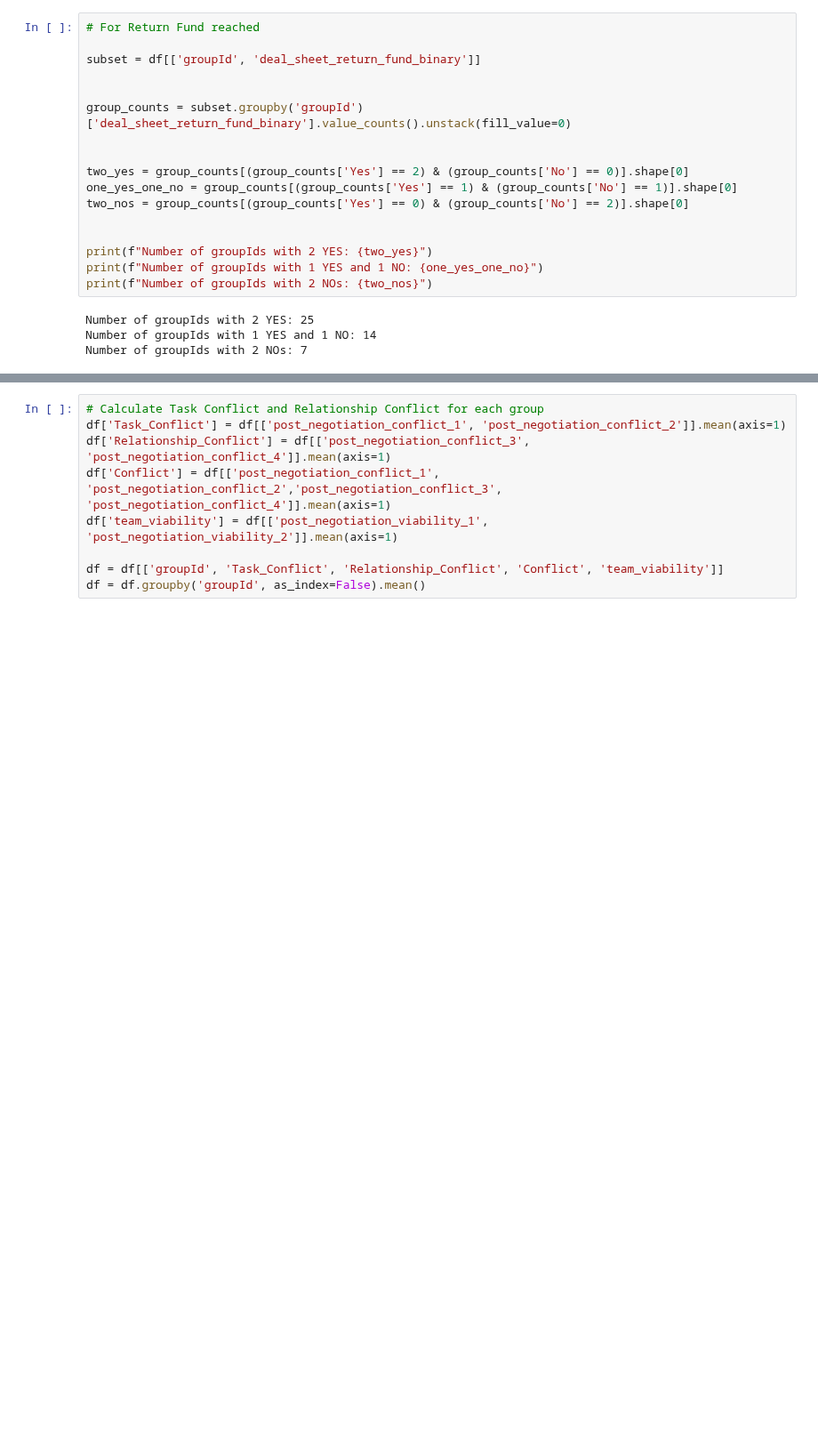
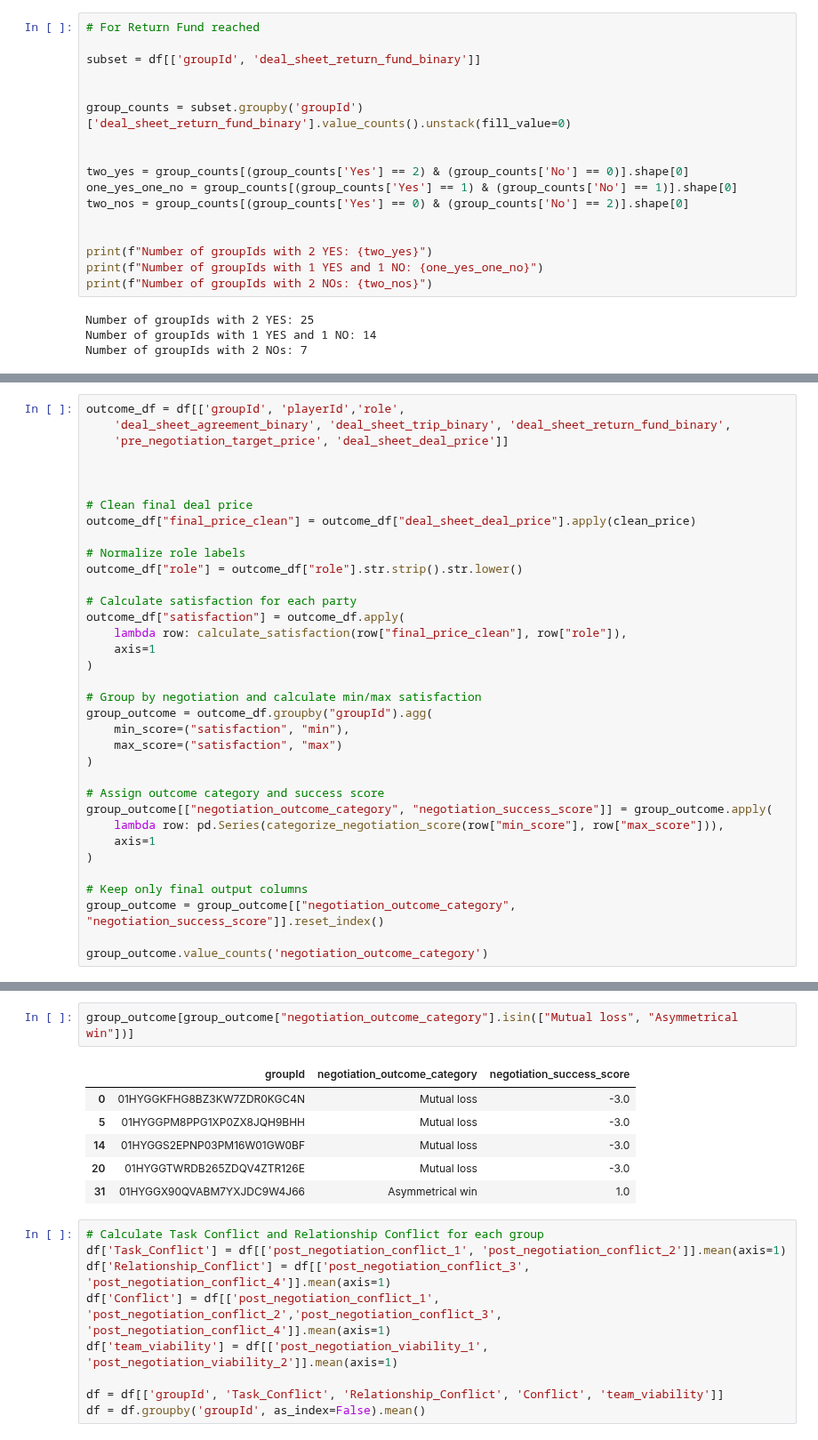
Before and after one commit to bbevis/Con2vec, a Jupyter notebook: Python/EDA_convo_segmentation.ipynb, the cells around one changed output, grey strips where cells are left out. Shown at 89% size. Cells and saved outputs as stored; diff of their text form; blank space fills up the shorter version.

```diff
--- a/Python/EDA_convo_segmentation.ipynb
+++ b/Python/EDA_convo_segmentation.ipynb
@@ -129,0 +261,35 @@ Divide negotiations into quadrants
+# %%
+outcome_df = df[['groupId', 'playerId','role',
+    'deal_sheet_agreement_binary', 'deal_sheet_trip_binary', 'deal_sheet_return_fund_binary',
+    'pre_negotiation_target_price', 'deal_sheet_deal_price']]
+
+
+
+# Clean final deal price
+outcome_df["final_price_clean"] = outcome_df["deal_sheet_deal_price"].apply(clean_price)
+
+# Normalize role labels
+outcome_df["role"] = outcome_df["role"].str.strip().str.lower()
+
+# Calculate satisfaction for each party
+outcome_df["satisfaction"] = outcome_df.apply(
+    lambda row: calculate_satisfaction(row["final_price_clean"], row["role"]),
+    axis=1
+)
+
+# Group by negotiation and calculate min/max satisfaction
+group_outcome = outcome_df.groupby("groupId").agg(
+    min_score=("satisfaction", "min"),
+    max_score=("satisfaction", "max")
+)
+
+# Assign outcome category and success score
+group_outcome[["negotiation_outcome_category", "negotiation_success_score"]] = group_outcome.apply(
+    lambda row: pd.Series(categorize_negotiation_score(row["min_score"], row["max_score"])),
+    axis=1
+)
+
+# Keep only final output columns
+group_outcome = group_outcome[["negotiation_outcome_category", "negotiation_success_score"]].reset_index()
+
+group_outcome.value_counts('negotiation_outcome_category')
@@ -130,3 +319,12 @@ Divide negotiations into quadrants
+# %%
+group_outcome[group_outcome["negotiation_outcome_category"].isin(["Mutual loss", "Asymmetrical win"])]
+# %% [output]
+|  | groupId | negotiation_outcome_category | negotiation_success_score |
+| 0 | 01HYGGKFHG8BZ3KW7ZDR0KGC4N | Mutual loss | -3.0 |
+| 5 | 01HYGGPM8PPG1XP0ZX8JQH9BHH | Mutual loss | -3.0 |
+| 14 | 01HYGGS2EPNP03PM16W01GW0BF | Mutual loss | -3.0 |
+| 20 | 01HYGGTWRDB265ZDQV4ZTR126E | Mutual loss | -3.0 |
+| 31 | 01HYGGX90QVABM7YXJDC9W4J66 | Asymmetrical win | 1.0 |
 # %%
 # Calculate Task Conflict and Relationship Conflict for each group
 df['Task_Conflict'] = df[['post_negotiation_conflict_1', 'post_negotiation_conflict_2']].mean(axis=1)
```
Also changed, not shown: parts of 5 cells of this notebook.
